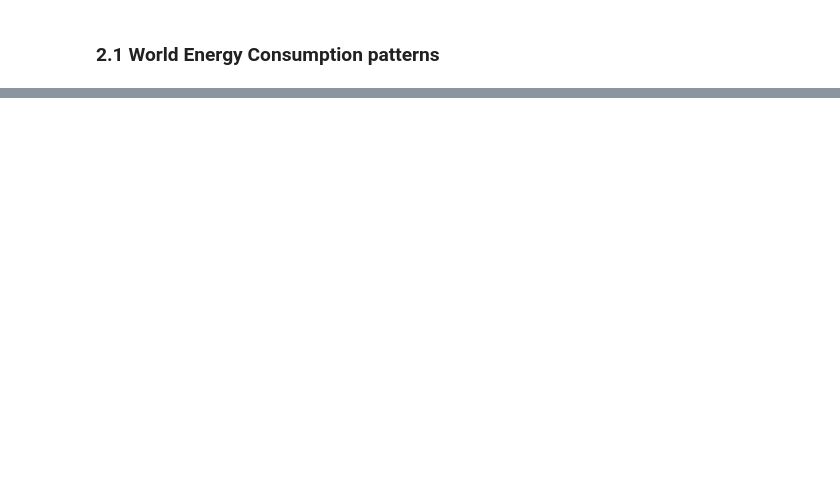
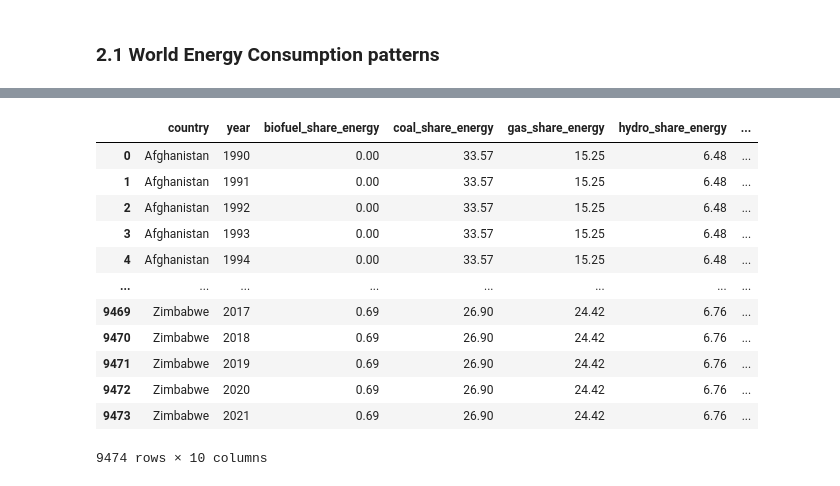
Before and after one commit to Edoardo1996/iornhack-final-project, a Jupyter notebook: main.ipynb, the cells around one changed output, grey strips where cells are left out. Cells and saved outputs as stored; diff of their text form; code cells hidden in the pictures; blank space fills up the shorter version.

```diff
--- a/main.ipynb
+++ b/main.ipynb
@@ -405,0 +406,20 @@ Text(0.5, 0.35, 'GDP per capita')
+# %%
+# Let's have a look at the Primary energy sources consumption profiles for year 2000 and the latest available - 2020.
+wec1 = wec.copy()
+features = ['country', 'year'] + [energy_src + '_share_energy' for energy_src in pure_energy_src]
+wec1 = wec1[features]
+wec1
+# %% [output]
+|  | country | year | biofuel_share_energy | coal_share_energy | gas_share_energy | hydro_share_energy | ... |
+| 0 | Afghanistan | 1990 | 0.00 | 33.57 | 15.25 | 6.48 | ... |
+| 1 | Afghanistan | 1991 | 0.00 | 33.57 | 15.25 | 6.48 | ... |
+| 2 | Afghanistan | 1992 | 0.00 | 33.57 | 15.25 | 6.48 | ... |
+| 3 | Afghanistan | 1993 | 0.00 | 33.57 | 15.25 | 6.48 | ... |
+| 4 | Afghanistan | 1994 | 0.00 | 33.57 | 15.25 | 6.48 | ... |
+| ... | ... | ... | ... | ... | ... | ... | ... |
+| 9469 | Zimbabwe | 2017 | 0.69 | 26.90 | 24.42 | 6.76 | ... |
+| 9470 | Zimbabwe | 2018 | 0.69 | 26.90 | 24.42 | 6.76 | ... |
+| 9471 | Zimbabwe | 2019 | 0.69 | 26.90 | 24.42 | 6.76 | ... |
+| 9472 | Zimbabwe | 2020 | 0.69 | 26.90 | 24.42 | 6.76 | ... |
+| 9473 | Zimbabwe | 2021 | 0.69 | 26.90 | 24.42 | 6.76 | ... |
+9474 rows × 10 columns
```
Also changed, not shown: parts of 15 cells of this notebook.
